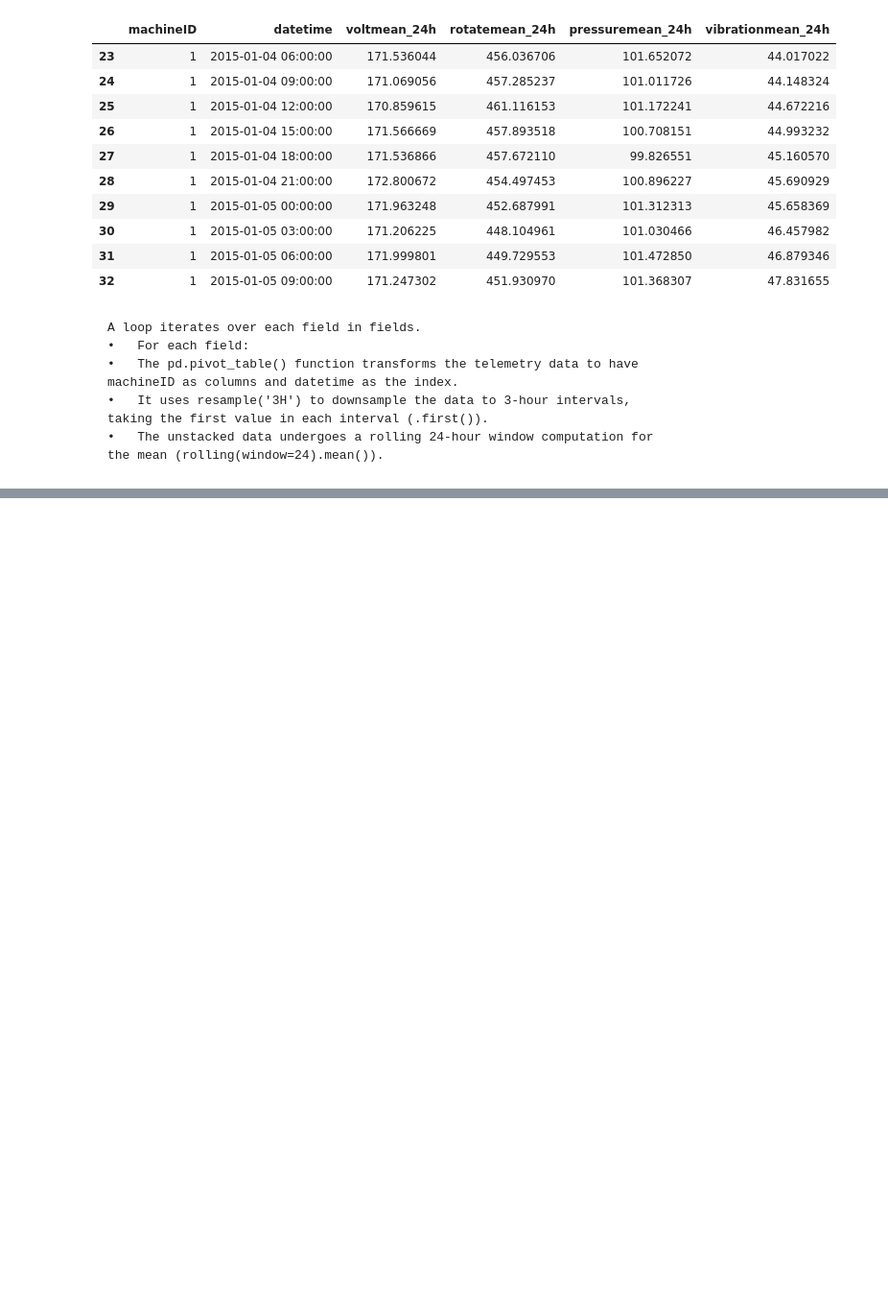
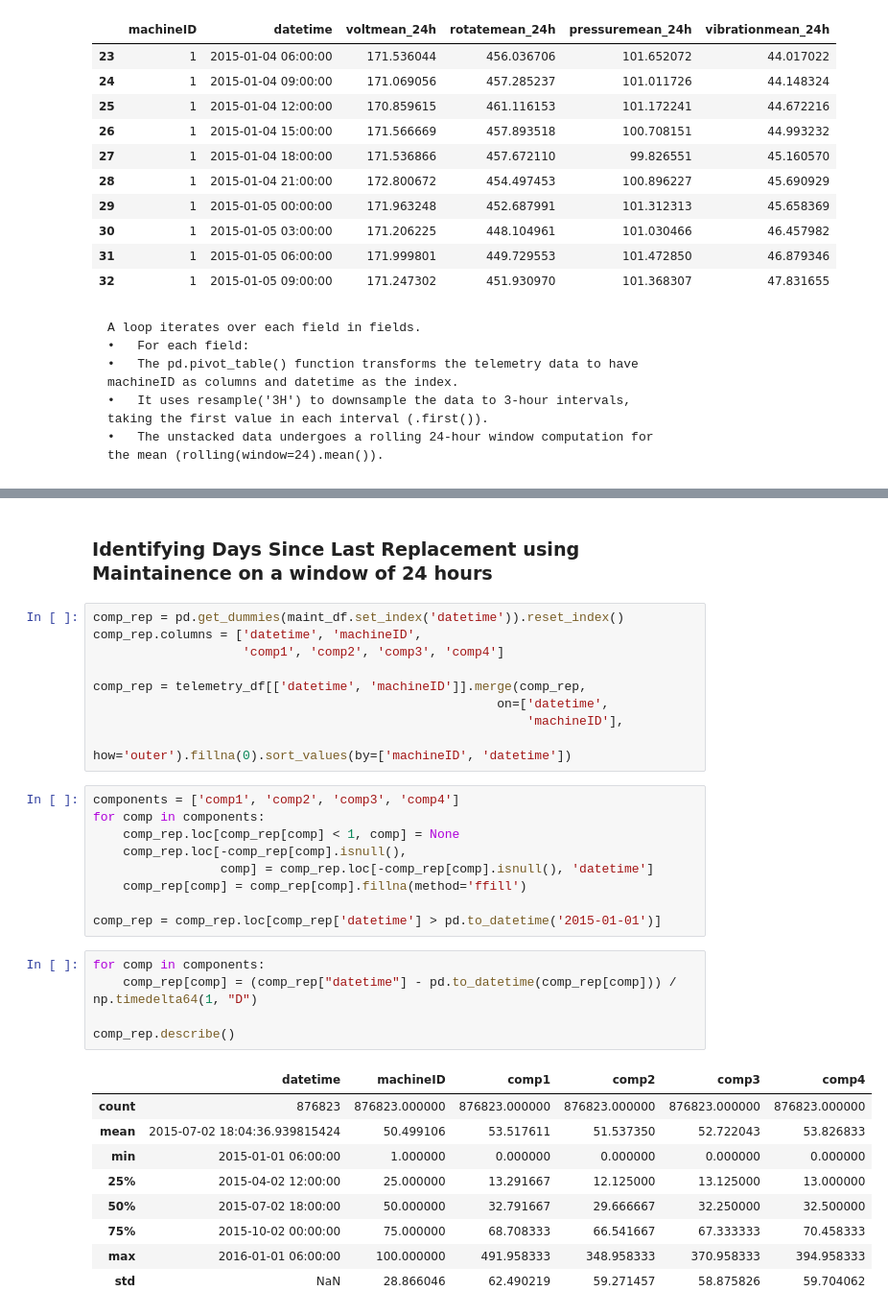
Before and after one commit to azrael-07/FinalProject, a Jupyter notebook: PredictiveMaintenance.ipynb, the cells around one changed output, grey strips where cells are left out. Shown at 96% size. Cells and saved outputs as stored; diff of their text form; blank space fills up the shorter version.

```diff
--- a/PredictiveMaintenance.ipynb
+++ b/PredictiveMaintenance.ipynb
@@ -472,0 +555,35 @@ telemetry_feat.head()
+# %% [markdown]
+### Identifying Days Since Last Replacement using Maintainence on a window of 24 hours
+# %%
+comp_rep = pd.get_dummies(maint_df.set_index('datetime')).reset_index()
+comp_rep.columns = ['datetime', 'machineID',
+                    'comp1', 'comp2', 'comp3', 'comp4']
+
+comp_rep = telemetry_df[['datetime', 'machineID']].merge(comp_rep,
+                                                      on=['datetime',
+                                                          'machineID'],
+                                                      how='outer').fillna(0).sort_values(by=['machineID', 'datetime'])
+# %%
+components = ['comp1', 'comp2', 'comp3', 'comp4']
+for comp in components:
+    comp_rep.loc[comp_rep[comp] < 1, comp] = None
+    comp_rep.loc[-comp_rep[comp].isnull(),
+                 comp] = comp_rep.loc[-comp_rep[comp].isnull(), 'datetime']
+    comp_rep[comp] = comp_rep[comp].fillna(method='ffill')
+
+comp_rep = comp_rep.loc[comp_rep['datetime'] > pd.to_datetime('2015-01-01')]
+# %%
+for comp in components:
+    comp_rep[comp] = (comp_rep["datetime"] - pd.to_datetime(comp_rep[comp])) / np.timedelta64(1, "D")
+
+comp_rep.describe()
+# %% [output]
+|  | datetime | machineID | comp1 | comp2 | comp3 | comp4 |
+| count | 876823 | 876823.000000 | 876823.000000 | 876823.000000 | 876823.000000 | 876823.000000 |
+| mean | 2015-07-02 18:04:36.939815424 | 50.499106 | 53.517611 | 51.537350 | 52.722043 | 53.826833 |
+| min | 2015-01-01 06:00:00 | 1.000000 | 0.000000 | 0.000000 | 0.000000 | 0.000000 |
+| 25% | 2015-04-02 12:00:00 | 25.000000 | 13.291667 | 12.125000 | 13.125000 | 13.000000 |
+| 50% | 2015-07-02 18:00:00 | 50.000000 | 32.791667 | 29.666667 | 32.250000 | 32.500000 |
+| 75% | 2015-10-02 00:00:00 | 75.000000 | 68.708333 | 66.541667 | 67.333333 | 70.458333 |
+| max | 2016-01-01 06:00:00 | 100.000000 | 491.958333 | 348.958333 | 370.958333 | 394.958333 |
+| std | NaN | 28.866046 | 62.490219 | 59.271457 | 58.875826 | 59.704062 |
```
Also changed, not shown: parts of 10 cells of this notebook.
